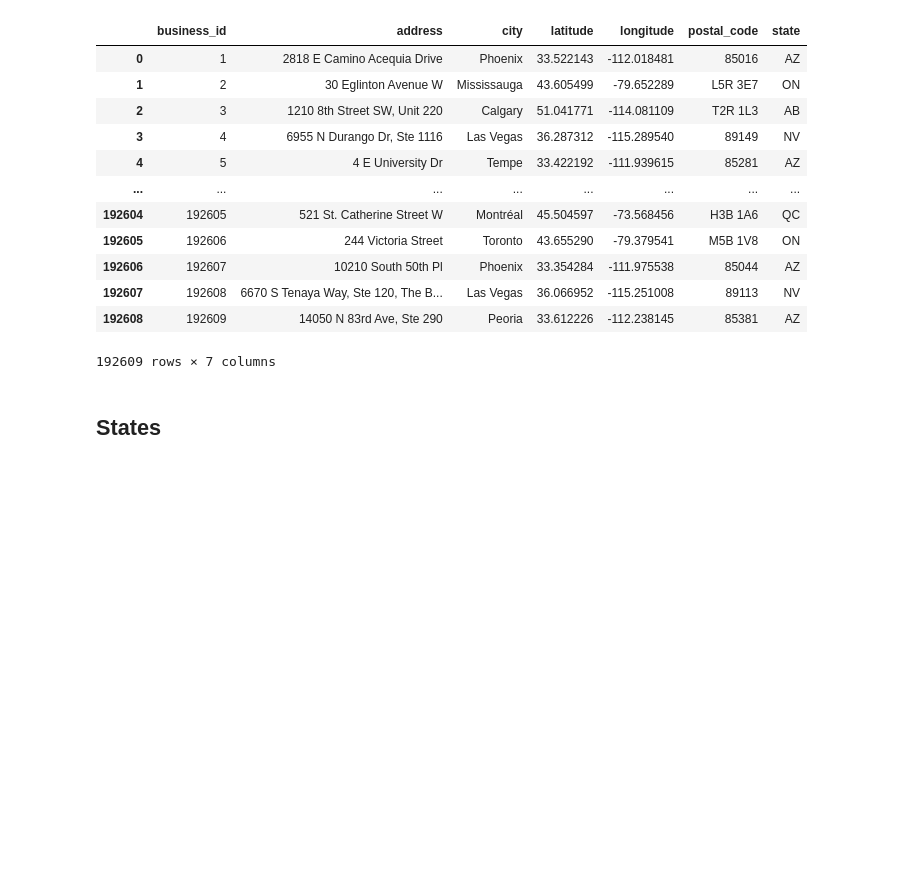
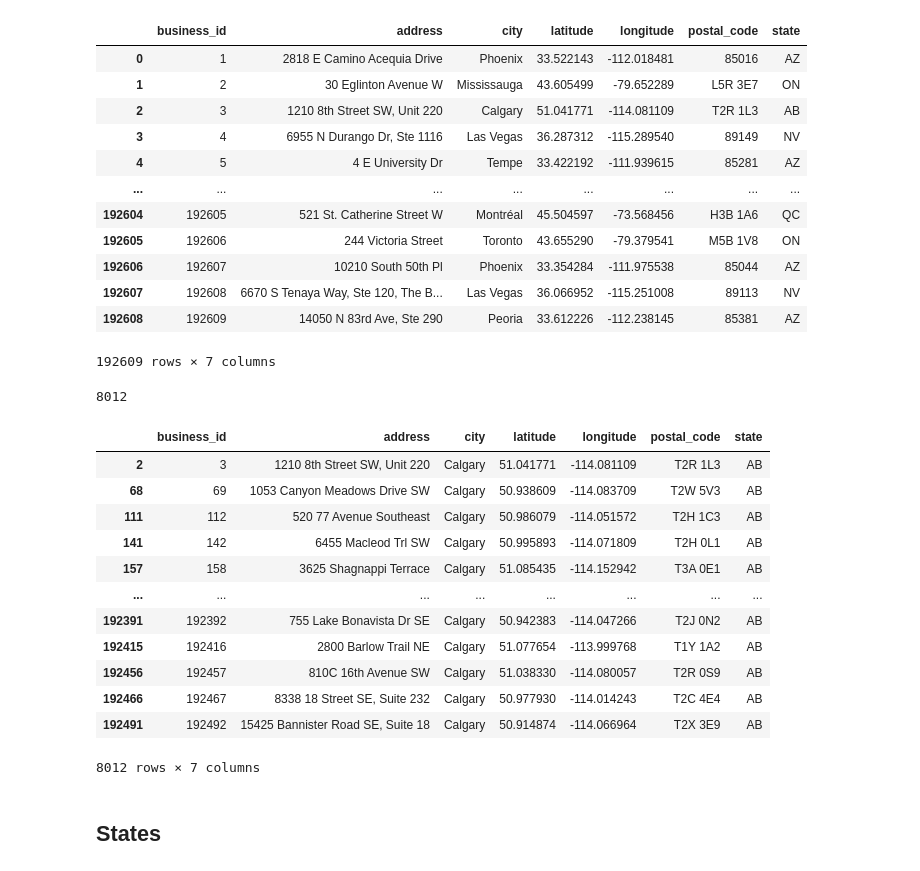
Before and after one commit to Ph0tonic/Intro2DataBase, a Jupyter notebook: parse_business.ipynb, the cells around one changed output. Saved outputs shown, nothing was run; the diff lists cells and outputs as text; code cells hidden in the pictures; blank space fills up the shorter version.

```diff
--- a/parse_business.ipynb
+++ b/parse_business.ipynb
@@ -166,6 +166,24 @@ locations
 | 192607 | 192608 | 6670 S Tenaya Way, Ste 120, The B... | Las Vegas | 36.066952 | -115.251008 | 89113 | NV |
 | 192608 | 192609 | 14050 N 83rd Ave, Ste 290 | Peoria | 33.612226 | -112.238145 | 85381 | AZ |
 192609 rows × 7 columns
+# %%
+print(len(locations[locations["state"] == "AB"]))
+locations[locations["state"] == "AB"]
+# %% [output]
+8012
+|  | business_id | address | city | latitude | longitude | postal_code | state |
+| 2 | 3 | 1210 8th Street SW, Unit 220 | Calgary | 51.041771 | -114.081109 | T2R 1L3 | AB |
+| 68 | 69 | 1053 Canyon Meadows Drive SW | Calgary | 50.938609 | -114.083709 | T2W 5V3 | AB |
+| 111 | 112 | 520 77 Avenue Southeast | Calgary | 50.986079 | -114.051572 | T2H 1C3 | AB |
+| 141 | 142 | 6455 Macleod Trl SW | Calgary | 50.995893 | -114.071809 | T2H 0L1 | AB |
+| 157 | 158 | 3625 Shagnappi Terrace | Calgary | 51.085435 | -114.152942 | T3A 0E1 | AB |
+| ... | ... | ... | ... | ... | ... | ... | ... |
+| 192391 | 192392 | 755 Lake Bonavista Dr SE | Calgary | 50.942383 | -114.047266 | T2J 0N2 | AB |
+| 192415 | 192416 | 2800 Barlow Trail NE | Calgary | 51.077654 | -113.999768 | T1Y 1A2 | AB |
+| 192456 | 192457 | 810C 16th Avenue SW | Calgary | 51.038330 | -114.080057 | T2R 0S9 | AB |
+| 192466 | 192467 | 8338 18 Street SE, Suite 232 | Calgary | 50.977930 | -114.014243 | T2C 4E4 | AB |
+| 192491 | 192492 | 15425 Bannister Road SE, Suite 18 | Calgary | 50.914874 | -114.066964 | T2X 3E9 | AB |
+8012 rows × 7 columns
 # %% [markdown]
 ## States
 # %%
```
Also changed, not shown: parts of 3 cells of this notebook, 3 other files.
